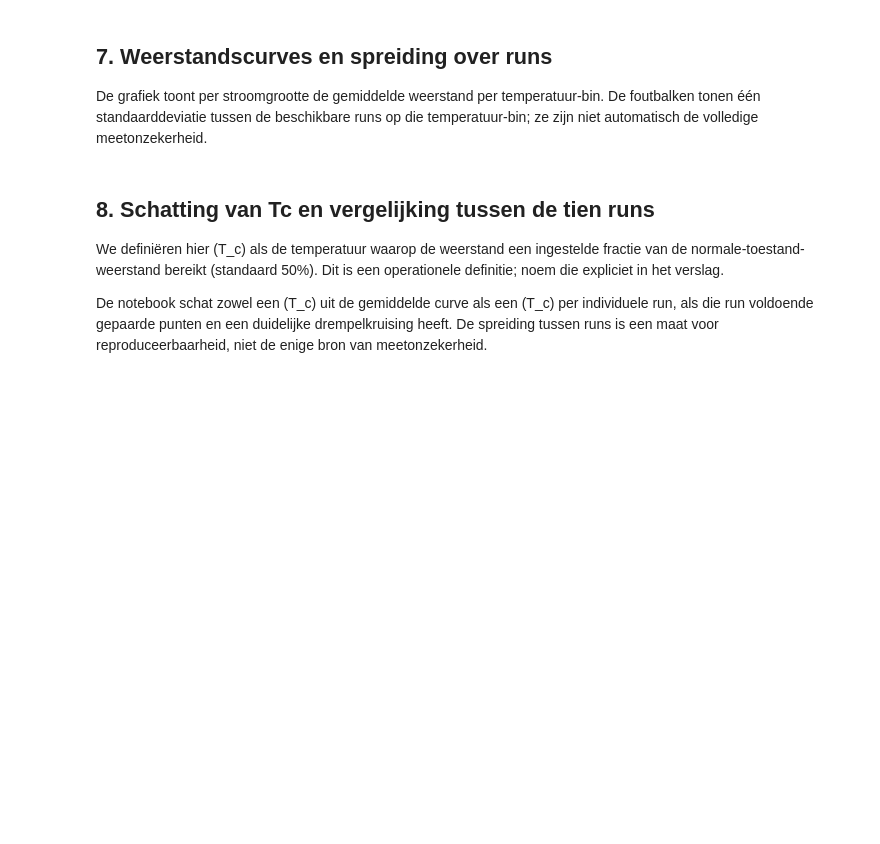
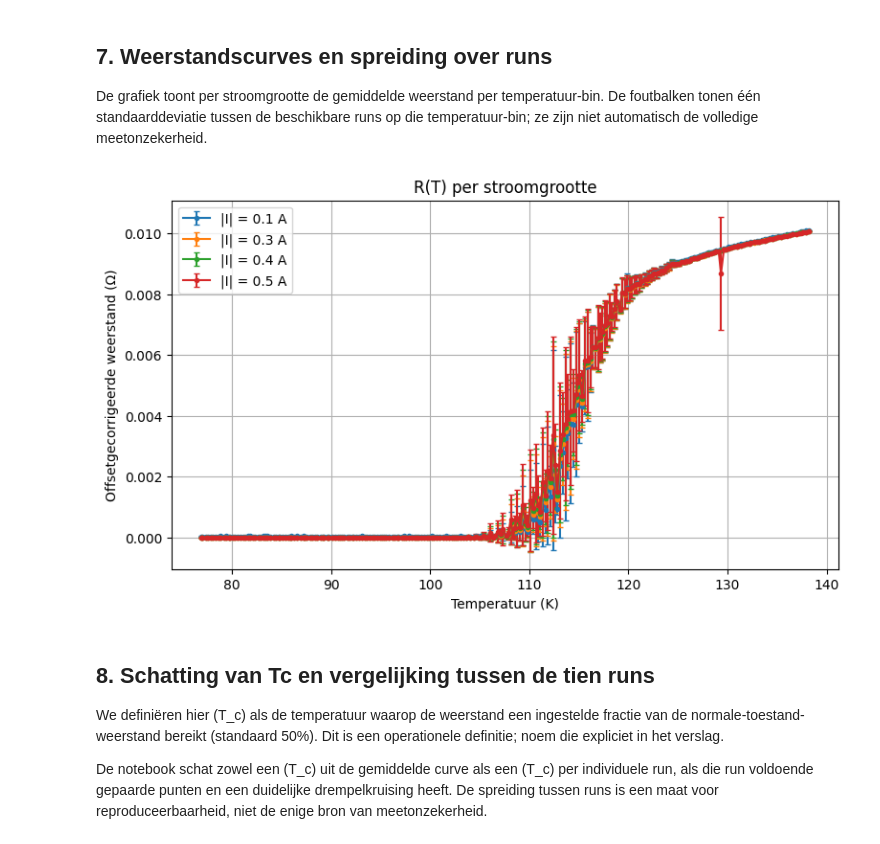
Before and after one commit to ebepolman-bit/RP3, a Jupyter notebook: supergeleider_offset_BT_template_v4_10_runs.ipynb, the cells around one changed output. Saved outputs shown, nothing was run; the diff lists cells and outputs as text; code cells hidden in the pictures; blank space fills up the shorter version.

```diff
--- a/supergeleider_offset_BT_template_v4_10_runs.ipynb
+++ b/supergeleider_offset_BT_template_v4_10_runs.ipynb
@@ -298,39 +241,28 @@ else:
 
 De grafiek toont per stroomgrootte de gemiddelde weerstand per temperatuur-bin. De foutbalken tonen één standaarddeviatie tussen de beschikbare runs op die temperatuur-bin; ze zijn niet automatisch de volledige meetonzekerheid.
 # %%
-if paired.empty:
-    print("Geen R(T)-plot mogelijk totdat er gepaarde temperatuur-bins zijn.")
-else:
-    curve_summary = paired.groupby(["current_abs_A", "T_bin_K"], as_index=False).agg(
-        temperature_K=("temperature_K", "mean"),
-        R_mean_ohm=("R_sample_ohm", "mean"),
-        R_median_ohm=("R_sample_ohm", "median"),
-        R_std_ohm=("R_sample_ohm", "std"),
-        n_runs=("run_id", "nunique"),
-        mean_delta_T_K=("delta_T_K", "mean")
-    )
-    fig, ax = plt.subplots(figsize=(9, 5))
-    for current, g in curve_summary.groupby("current_abs_A"):
-        g = g.sort_values("temperature_K")
-        yerr = g["R_std_ohm"].fillna(0)
-        ax.errorbar(g["temperature_K"], g["R_mean_ohm"], yerr=yerr, marker="o", linestyle="-",
-                    capsize=2, label=f"|I| = {current:g} A")
-    ax.set_xlabel("Temperatuur (K)")
-    ax.set_ylabel("Offsetgecorrigeerde weerstand (Ω)")
-    ax.set_title("R(T) per stroomgrootte; punten alleen waar +I/−I overlappen")
-    ax.grid(True)
-    ax.legend()
-    plt.show()
+curve_summary = paired.groupby(["current_abs_A", "T_bin_K"], as_index=False).agg(
+    temperature_K=("temperature_K", "mean"),
+    R_mean_ohm=("R_sample_ohm", "mean"),
+    R_std_ohm=("R_sample_ohm", "std"),
+    n_runs=("run_id", "nunique")
+)
 
-    fig, ax = plt.subplots(figsize=(9, 4))
-    for current, g in curve_summary.groupby("current_abs_A"):
-        ax.plot(g["temperature_K"], g["n_runs"], "o-", label=f"|I| = {current:g} A")
-    ax.set_xlabel("Temperatuur (K)")
-    ax.set_ylabel("Aantal runs in dat temperatuur-bin")
-    ax.set_title("Datadekking per temperatuur")
-    ax.grid(True)
-    ax.legend()
-    plt.show()
+fig, ax = plt.subplots(figsize=(9, 5))
+for current, g in curve_summary.groupby("current_abs_A"):
+    g = g.sort_values("temperature_K")
+    yerr = g["R_std_ohm"].fillna(0)
+    ax.errorbar(g["temperature_K"], g["R_mean_ohm"], yerr=yerr, marker="o", markersize=3, linestyle="-",
+                capsize=2, label=f"|I| = {current:g} A")
+
+ax.set_xlabel("Temperatuur (K)")
+ax.set_ylabel("Offsetgecorrigeerde weerstand (Ω)")
+ax.set_title("R(T) per stroomgrootte")
+ax.grid(True)
+ax.legend()
+plt.show()
+# %% [output]
+[figure, added]
 # %% [markdown]
 ## 8. Schatting van Tc en vergelijking tussen de tien runs
 
```
Also changed, not shown: parts of 9 cells of this notebook, 7 other files.
